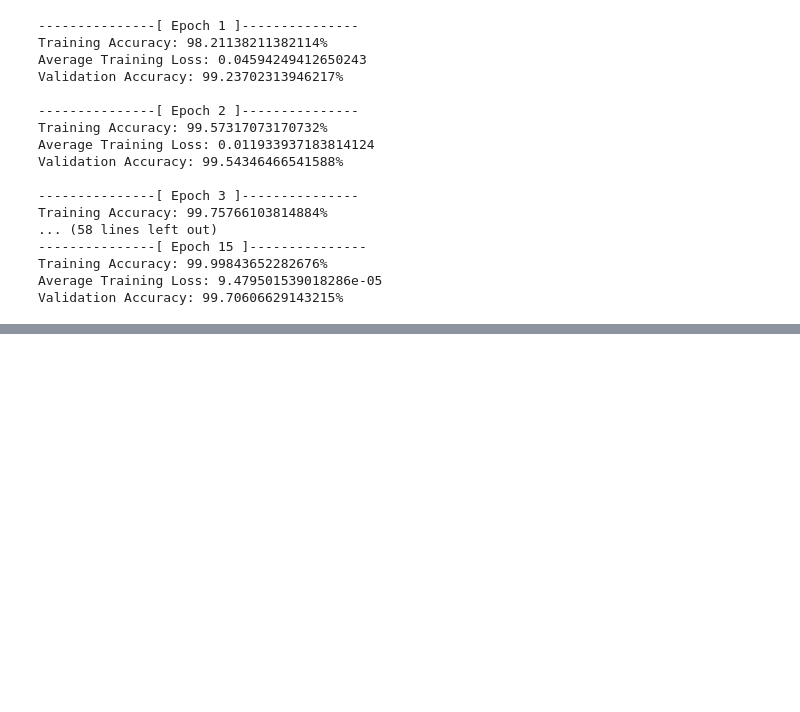
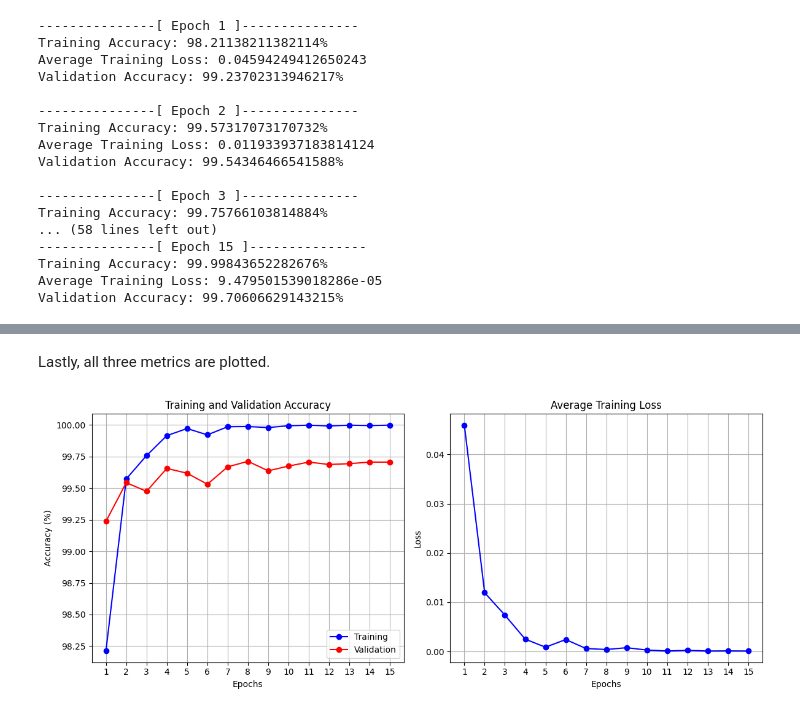
Before and after one commit to pramasahayam/cs_455_final_project, a Jupyter notebook: project.ipynb, the cells around one changed output, grey strips where cells are left out. Saved outputs shown, nothing was run; the diff lists cells and outputs as text; code cells hidden in the pictures; blank space fills up the shorter version.

```diff
--- a/project.ipynb
+++ b/project.ipynb
@@ -282,0 +340,44 @@ Validation Accuracy: 99.70606629143215%
+# %%
+train_acc_list = []
+train_loss_list = []
+val_acc_list = []
+
+log_file_path = "training_log.txt"
+with Path.open(log_file_path, "r") as log_file:
+    for line in log_file:
+        if "Training Accuracy:" in line:
+            train_acc = float(line.split(": ")[1].strip("%\n"))
+            train_acc_list.append(train_acc)
+        elif "Average Training Loss:" in line:
+            train_loss = float(line.split(": ")[1].strip("\n"))
+            train_loss_list.append(train_loss)
+        elif "Validation Accuracy:" in line:
+            val_acc = float(line.split(": ")[1].strip("%\n"))
+            val_acc_list.append(val_acc)
+# %% [markdown]
+Lastly, all three metrics are plotted.
+# %%
+plt.figure(figsize=(12, 5))
+
+plt.subplot(1, 2, 1)
+plt.plot(epochs, train_acc_list, "b-o", label="Training")
+plt.plot(epochs, val_acc_list, "r-o", label="Validation")
+plt.title("Training and Validation Accuracy")
+plt.xlabel("Epochs")
+plt.xticks(epochs)
+plt.ylabel("Accuracy (%)")
+plt.legend()
+plt.grid(visible=True)
+
+plt.subplot(1, 2, 2)
+plt.plot(epochs, train_loss_list, "b-o")
+plt.title("Average Training Loss")
+plt.xlabel("Epochs")
+plt.xticks(epochs)
+plt.ylabel("Loss")
+plt.grid(visible=True)
+
+plt.tight_layout()
+plt.show()
+# %% [output]
+[figure, added]
```
Also changed, not shown: parts of 12 cells of this notebook.
